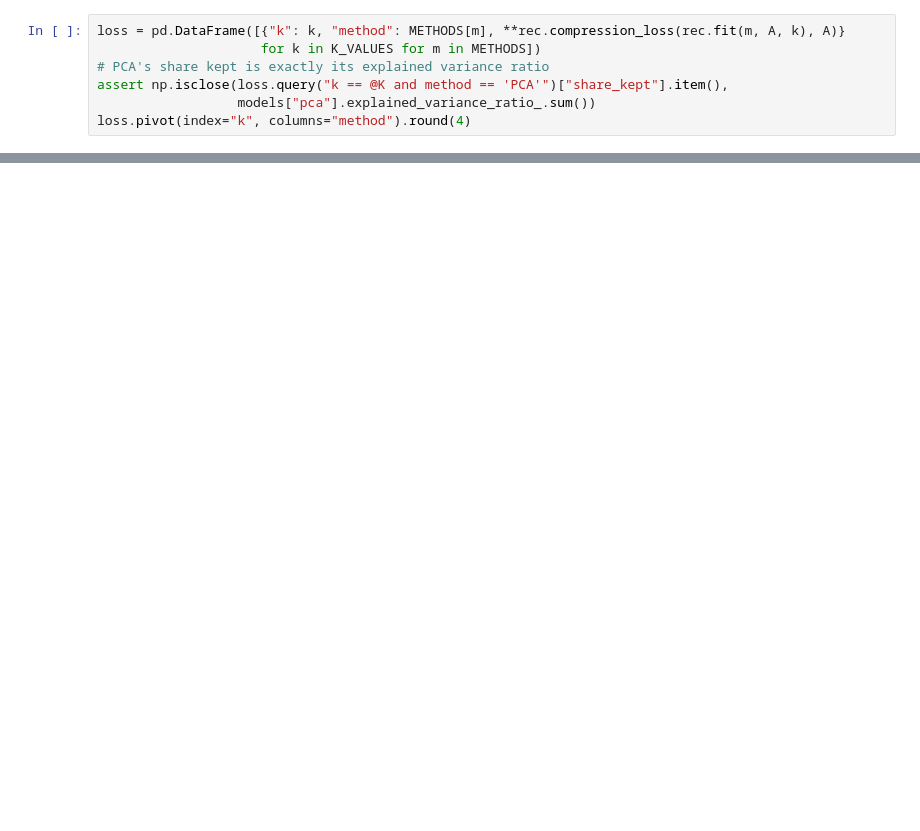
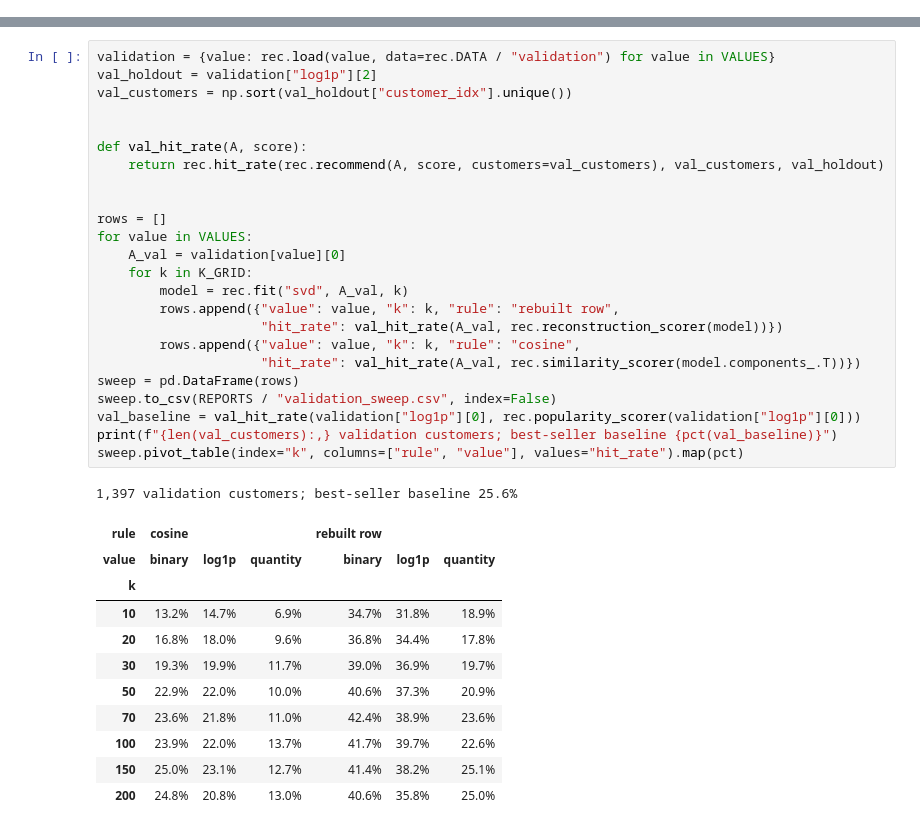
Before and after one commit to tungnguyenasu/DE-ML-project-Customers-Like-You, a Jupyter notebook: analysis.ipynb, the cells around one changed output, grey strips where cells are left out. Drawn from its saved outputs; the diff is of its cells as text; blank space fills up the shorter version.

```diff
--- a/analysis.ipynb
+++ b/analysis.ipynb
@@ -113,7 +0,0 @@ Two numbers for each k:
-# %%
-loss = pd.DataFrame([{"k": k, "method": METHODS[m], **rec.compression_loss(rec.fit(m, A, k), A)}
-                     for k in K_VALUES for m in METHODS])
-# PCA's share kept is exactly its explained variance ratio
-assert np.isclose(loss.query("k == @K and method == 'PCA'")["share_kept"].item(),
-                  models["pca"].explained_variance_ratio_.sum())
-loss.pivot(index="k", columns="method").round(4)
@@ -496,0 +96,37 @@ wrote reports\pca_vs_svd.md
+# %%
+validation = {value: rec.load(value, data=rec.DATA / "validation") for value in VALUES}
+val_holdout = validation["log1p"][2]
+val_customers = np.sort(val_holdout["customer_idx"].unique())
+
+
+def val_hit_rate(A, score):
+    return rec.hit_rate(rec.recommend(A, score, customers=val_customers), val_customers, val_holdout)
+
+
+rows = []
+for value in VALUES:
+    A_val = validation[value][0]
+    for k in K_GRID:
+        model = rec.fit("svd", A_val, k)
+        rows.append({"value": value, "k": k, "rule": "rebuilt row",
+                     "hit_rate": val_hit_rate(A_val, rec.reconstruction_scorer(model))})
+        rows.append({"value": value, "k": k, "rule": "cosine",
+                     "hit_rate": val_hit_rate(A_val, rec.similarity_scorer(model.components_.T))})
+sweep = pd.DataFrame(rows)
+sweep.to_csv(REPORTS / "validation_sweep.csv", index=False)
+val_baseline = val_hit_rate(validation["log1p"][0], rec.popularity_scorer(validation["log1p"][0]))
+print(f"{len(val_customers):,} validation customers; best-seller baseline {pct(val_baseline)}")
+sweep.pivot_table(index="k", columns=["rule", "value"], values="hit_rate").map(pct)
+# %% [output]
+1,397 validation customers; best-seller baseline 25.6%
+| rule | cosine |  |  | rebuilt row |  |  |
+| value | binary | log1p | quantity | binary | log1p | quantity |
+| k |  |  |  |  |  |  |
+| 10 | 13.2% | 14.7% | 6.9% | 34.7% | 31.8% | 18.9% |
+| 20 | 16.8% | 18.0% | 9.6% | 36.8% | 34.4% | 17.8% |
+| 30 | 19.3% | 19.9% | 11.7% | 39.0% | 36.9% | 19.7% |
+| 50 | 22.9% | 22.0% | 10.0% | 40.6% | 37.3% | 20.9% |
+| 70 | 23.6% | 21.8% | 11.0% | 42.4% | 38.9% | 23.6% |
+| 100 | 23.9% | 22.0% | 13.7% | 41.7% | 39.7% | 22.6% |
+| 150 | 25.0% | 23.1% | 12.7% | 41.4% | 38.2% | 25.1% |
+| 200 | 24.8% | 20.8% | 13.0% | 40.6% | 35.8% | 25.0% |
```
Also changed, not shown: parts of 80 cells of this notebook, 12 other files.
